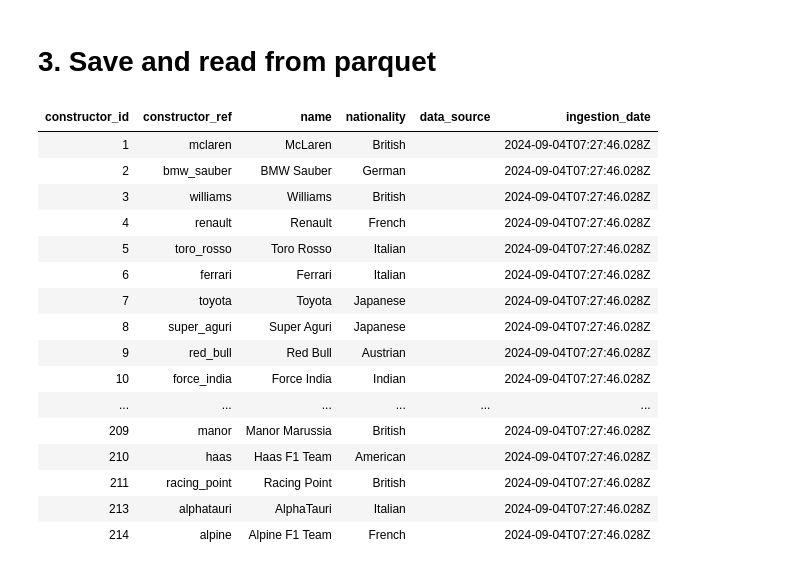
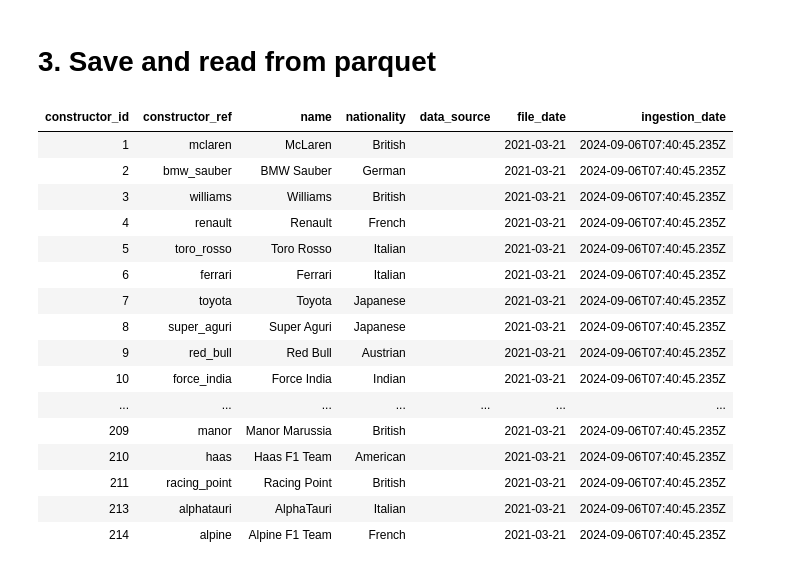
Before and after one commit to AubrynnReina/Azure-Databricks-and-Spark-for-DE, a Jupyter notebook: codes/ingestion/3_ingest_constructors_file.ipynb, the cells around one changed output. Cells and saved outputs as stored; diff of their text form; code cells hidden in the pictures.

```diff
--- a/codes/ingestion/3_ingest_constructors_file.ipynb
+++ b/codes/ingestion/3_ingest_constructors_file.ipynb
@@ -80,23 +87,23 @@ constructors_df.write.mode('overwrite').parquet(f'{processed_folder_path}/constr
 # %%
-constructors_df = spark.read.parquet(f'{processed_folder_path}/constructors')
+constructors_df = spark.read.table('f1_processed.constructors')
 display(constructors_df)
 # %% [output]
-| constructor_id | constructor_ref | name | nationality | data_source | ingestion_date |
-| 1 | mclaren | McLaren | British |  | 2024-09-04T07:27:46.028Z |
-| 2 | bmw_sauber | BMW Sauber | German |  | 2024-09-04T07:27:46.028Z |
-| 3 | williams | Williams | British |  | 2024-09-04T07:27:46.028Z |
-| 4 | renault | Renault | French |  | 2024-09-04T07:27:46.028Z |
-| 5 | toro_rosso | Toro Rosso | Italian |  | 2024-09-04T07:27:46.028Z |
-| 6 | ferrari | Ferrari | Italian |  | 2024-09-04T07:27:46.028Z |
-| 7 | toyota | Toyota | Japanese |  | 2024-09-04T07:27:46.028Z |
-| 8 | super_aguri | Super Aguri | Japanese |  | 2024-09-04T07:27:46.028Z |
-| 9 | red_bull | Red Bull | Austrian |  | 2024-09-04T07:27:46.028Z |
-| 10 | force_india | Force India | Indian |  | 2024-09-04T07:27:46.028Z |
-| ... | ... | ... | ... | ... | ... |
-| 209 | manor | Manor Marussia | British |  | 2024-09-04T07:27:46.028Z |
-| 210 | haas | Haas F1 Team | American |  | 2024-09-04T07:27:46.028Z |
-| 211 | racing_point | Racing Point | British |  | 2024-09-04T07:27:46.028Z |
-| 213 | alphatauri | AlphaTauri | Italian |  | 2024-09-04T07:27:46.028Z |
-| 214 | alpine | Alpine F1 Team | French |  | 2024-09-04T07:27:46.028Z |
+| constructor_id | constructor_ref | name | nationality | data_source | file_date | ingestion_date |
+| 1 | mclaren | McLaren | British |  | 2021-03-21 | 2024-09-06T07:40:45.235Z |
+| 2 | bmw_sauber | BMW Sauber | German |  | 2021-03-21 | 2024-09-06T07:40:45.235Z |
+| 3 | williams | Williams | British |  | 2021-03-21 | 2024-09-06T07:40:45.235Z |
+| 4 | renault | Renault | French |  | 2021-03-21 | 2024-09-06T07:40:45.235Z |
+| 5 | toro_rosso | Toro Rosso | Italian |  | 2021-03-21 | 2024-09-06T07:40:45.235Z |
+| 6 | ferrari | Ferrari | Italian |  | 2021-03-21 | 2024-09-06T07:40:45.235Z |
+| 7 | toyota | Toyota | Japanese |  | 2021-03-21 | 2024-09-06T07:40:45.235Z |
+| 8 | super_aguri | Super Aguri | Japanese |  | 2021-03-21 | 2024-09-06T07:40:45.235Z |
+| 9 | red_bull | Red Bull | Austrian |  | 2021-03-21 | 2024-09-06T07:40:45.235Z |
+| 10 | force_india | Force India | Indian |  | 2021-03-21 | 2024-09-06T07:40:45.235Z |
+| ... | ... | ... | ... | ... | ... | ... |
+| 209 | manor | Manor Marussia | British |  | 2021-03-21 | 2024-09-06T07:40:45.235Z |
+| 210 | haas | Haas F1 Team | American |  | 2021-03-21 | 2024-09-06T07:40:45.235Z |
+| 211 | racing_point | Racing Point | British |  | 2021-03-21 | 2024-09-06T07:40:45.235Z |
+| 213 | alphatauri | AlphaTauri | Italian |  | 2021-03-21 | 2024-09-06T07:40:45.235Z |
+| 214 | alpine | Alpine F1 Team | French |  | 2021-03-21 | 2024-09-06T07:40:45.235Z |
 # %%
 dbutils.notebook.exit('success')
```
Also changed, not shown: parts of 4 cells of this notebook, 17 other files.
